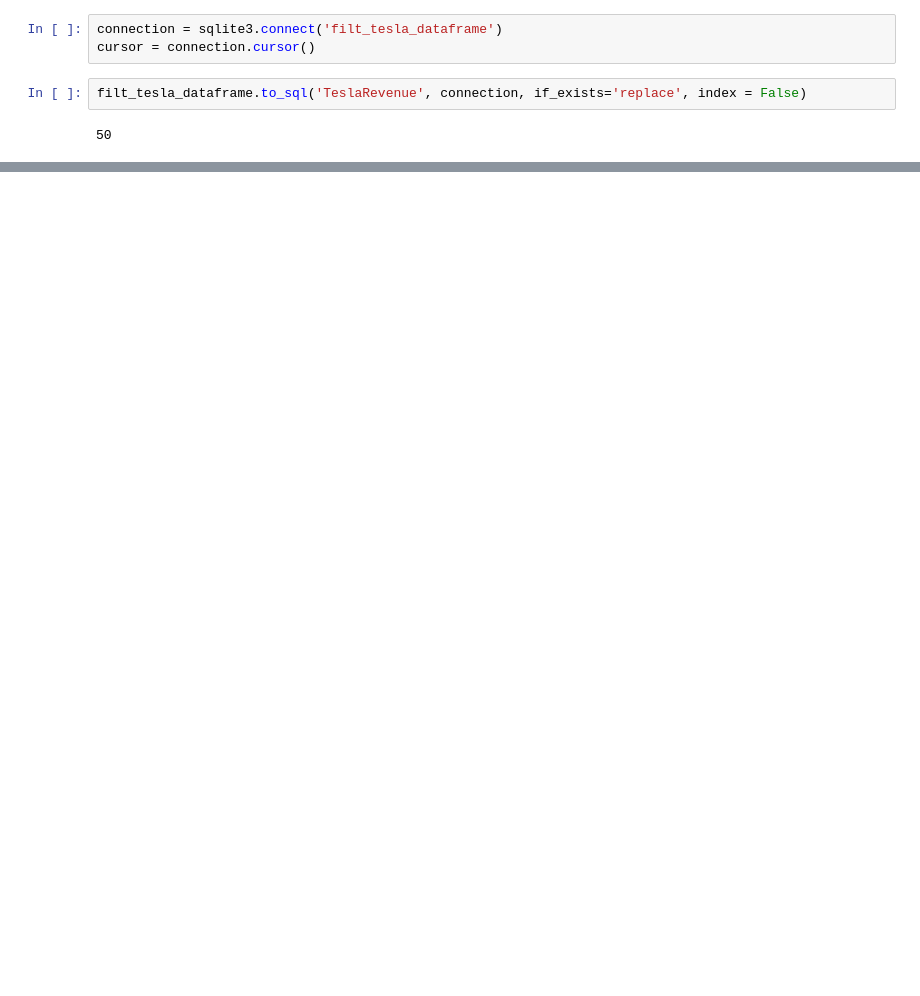
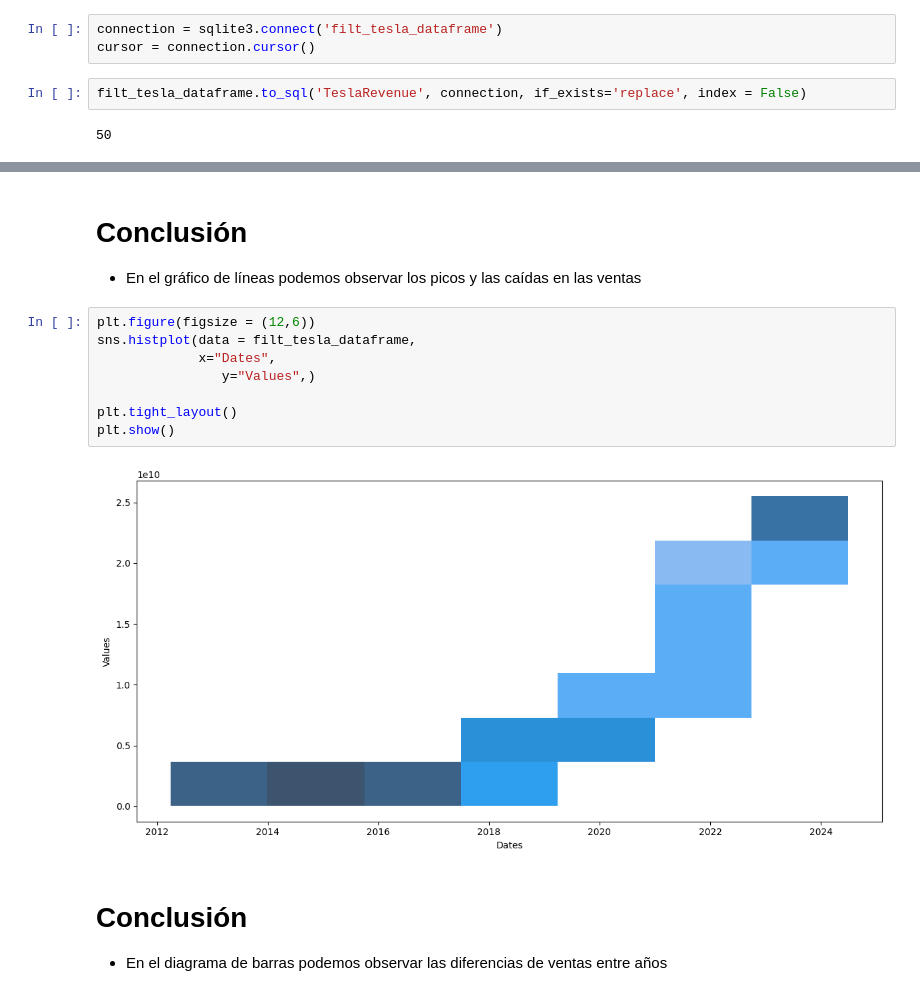
Before and after one commit to 4GeeksAcademy/fer-romer-web-scraping-project-tutorial, a Jupyter notebook: src/explore.ipynb, the cells around one changed output, grey strips where cells are left out. Cells and saved outputs as stored; diff of their text form; blank space fills up the shorter version.

```diff
--- a/src/explore.ipynb
+++ b/src/explore.ipynb
@@ -117,0 +103,16 @@ plt.show()
+# %% [markdown]
+# Conclusión
+ - En el gráfico de líneas podemos observar los picos y las caídas en las ventas
+# %%
+plt.figure(figsize = (12,6))
+sns.histplot(data = filt_tesla_dataframe,
+             x="Dates",
+                y="Values",)
+
+plt.tight_layout()
+plt.show()
+# %% [output]
+[figure, added]
+# %% [markdown]
+# Conclusión
+- En el diagrama de barras podemos observar las diferencias de ventas entre años
```
Also changed, not shown: parts of 3 cells of this notebook, 1 other file.
